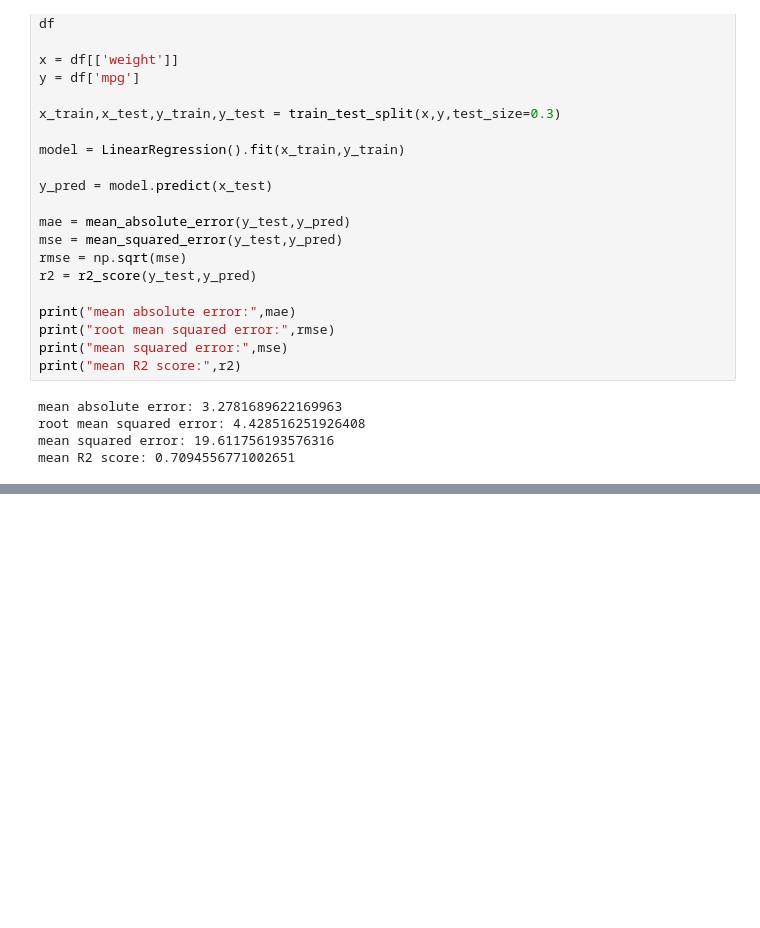
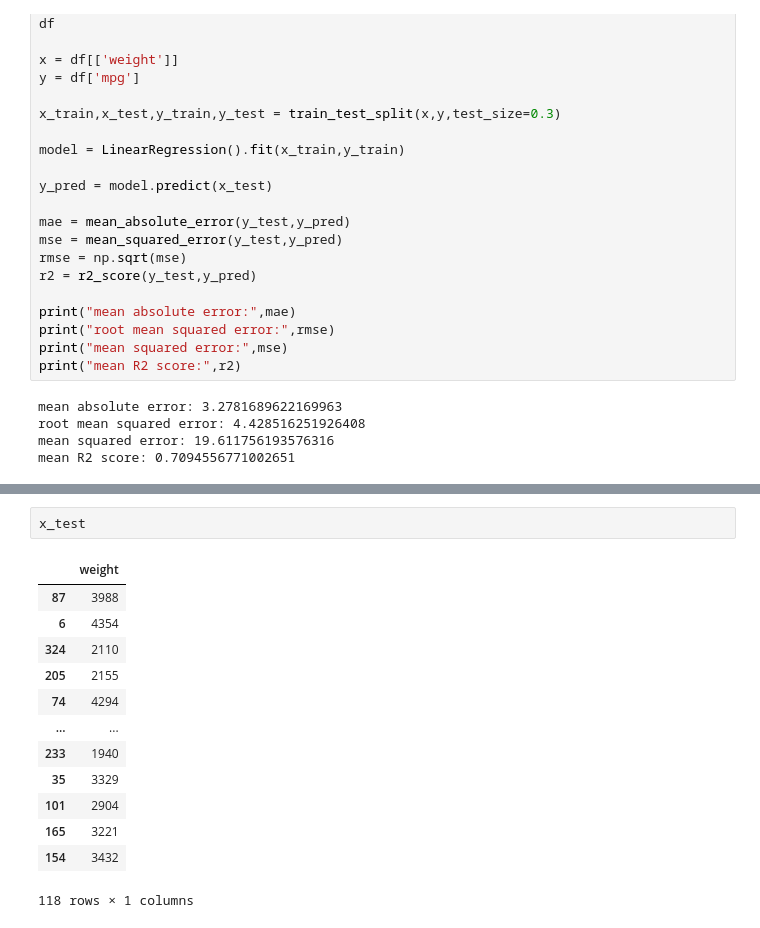
Before and after one commit to harshamalipatil16/cie3, a Jupyter notebook: cie3.ipynb, the cells around one changed output, grey strips where cells are left out. Saved outputs shown, nothing was run; the diff lists cells and outputs as text; blank space fills up the shorter version.

```diff
--- a/cie3.ipynb
+++ b/cie3.ipynb
@@ -38,0 +72,16 @@ mean R2 score: 0.7094556771002651
+# %%
+x_test
+# %% [output]
+|  | weight |
+| 87 | 3988 |
+| 6 | 4354 |
+| 324 | 2110 |
+| 205 | 2155 |
+| 74 | 4294 |
+| ... | ... |
+| 233 | 1940 |
+| 35 | 3329 |
+| 101 | 2904 |
+| 165 | 3221 |
+| 154 | 3432 |
+118 rows × 1 columns
```
Also changed, not shown: parts of 3 cells of this notebook.
